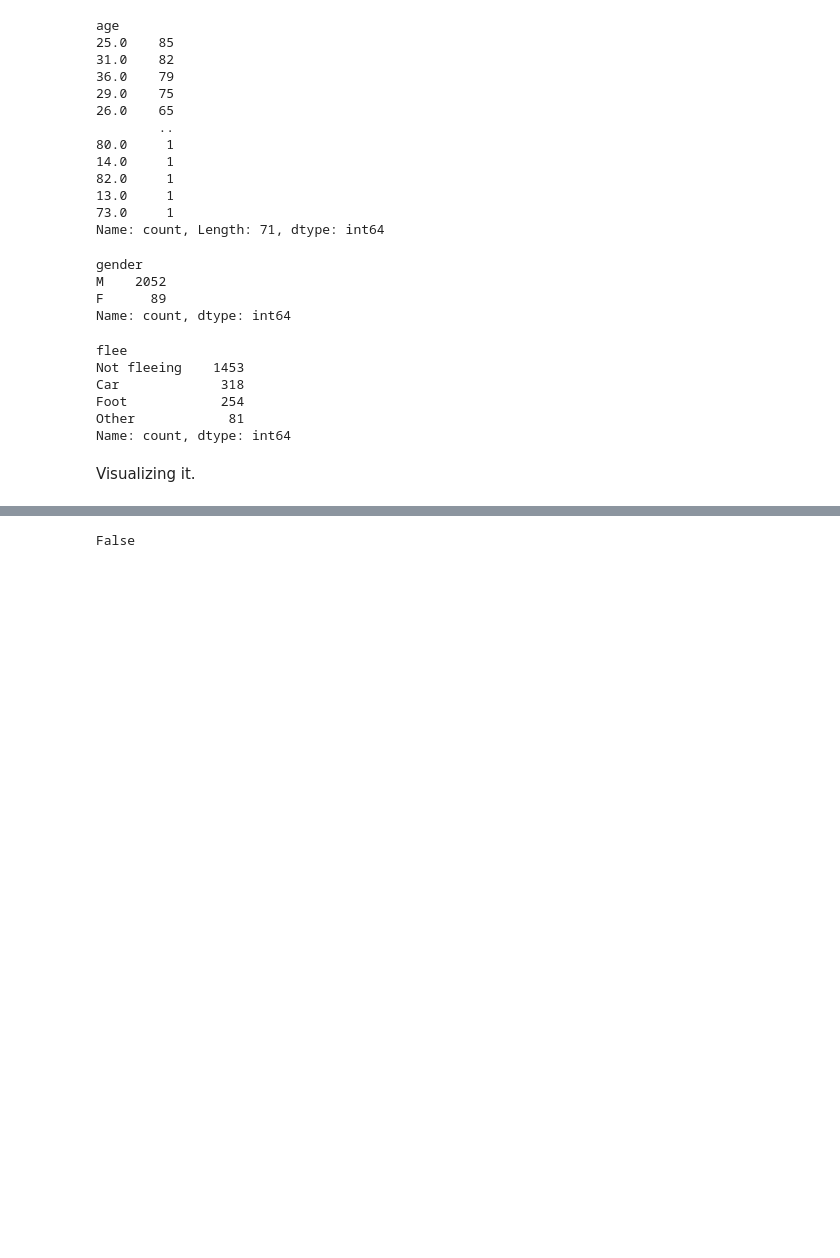
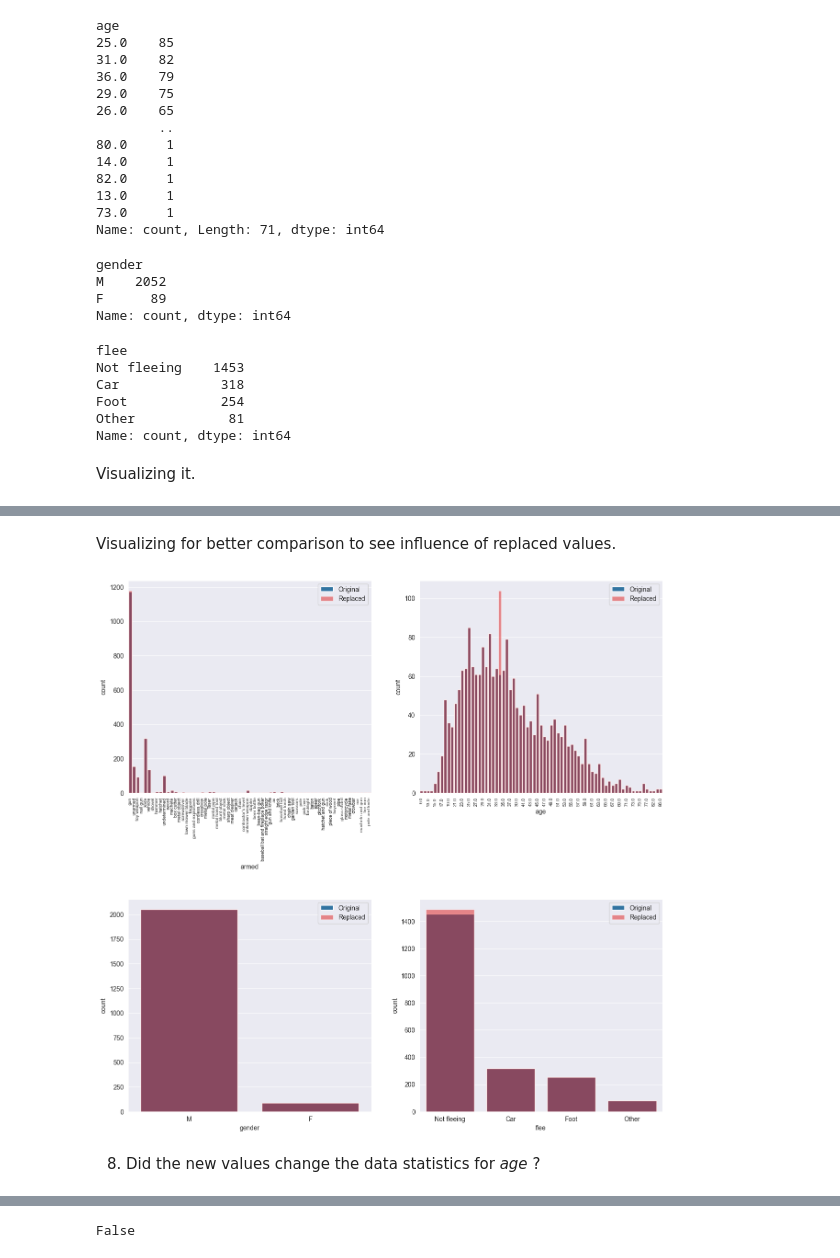
Before and after one commit to CelineChiLamNg/fatal_police_shootings, a Jupyter notebook: FatalPoliceShootings.ipynb, the cells around one changed output, grey strips where cells are left out. Cells and saved outputs as stored; diff of their text form; code cells hidden in the pictures; blank space fills up the shorter version.

```diff
--- a/FatalPoliceShootings.ipynb
+++ b/FatalPoliceShootings.ipynb
@@ -286,0 +294,41 @@ sns.countplot(data=db, x=db["flee"])
+# %%
+db_replaced = db.copy()
+
+db_replaced["armed"] = db["armed"].fillna(db["armed"].mode()[0])
+db_replaced["gender"] = db["gender"].fillna(db["gender"].mode()[0])
+db_replaced["flee"] = db["flee"].fillna(db["flee"].mode()[0])
+db_replaced["age"] = db["age"].fillna(db["age"].median())
+# %% [markdown]
+Visualizing for better comparison to see influence of replaced values.
+# %%
+fig = plt.figure(figsize=(15, 15))
+
+ax1 = plt.subplot(2, 2, 1)
+sns.countplot(data=db, x=db["armed"], label="Original", alpha=1)
+sns.countplot(data=db_replaced, x=db_replaced["armed"], color="red",
+              label="Replaced", alpha=0.5)
+plt.xticks(rotation=90, fontsize=7)
+
+ax2 = plt.subplot(2, 2, 2)
+sns.countplot(data=db, x=db["age"], label="Original", alpha=1)
+sns.countplot(data=db_replaced, x=db_replaced["age"], color="red",
+              label="Replaced", alpha=0.5)
+ax2.xaxis.set_major_locator(MaxNLocator(integer=True, prune="both",
+                                        nbins=len(db["age"].unique())//2))
+plt.xticks(rotation=90, fontsize=7)
+
+ax3 = plt.subplot(2, 2, 3)
+sns.countplot(data=db, x=db["gender"], label="Original", alpha=1)
+sns.countplot(data=db_replaced, x=db_replaced["gender"], color="red",
+              label="Replaced", alpha=0.5)
+
+ax4 = plt.subplot(2, 2, 4)
+sns.countplot(data=db, x=db["flee"], label="Original", alpha=1)
+sns.countplot(data=db_replaced, x=db_replaced["flee"], color="red",
+              label= "Replaced", alpha=0.5)
+
+plt.subplots_adjust(hspace=0.5)
+# %% [output]
+[figure, added]
+# %% [markdown]
+8. Did the new values change the data statistics for *age* ?
```
Also changed, not shown: parts of 19 cells of this notebook, 1 other file.
